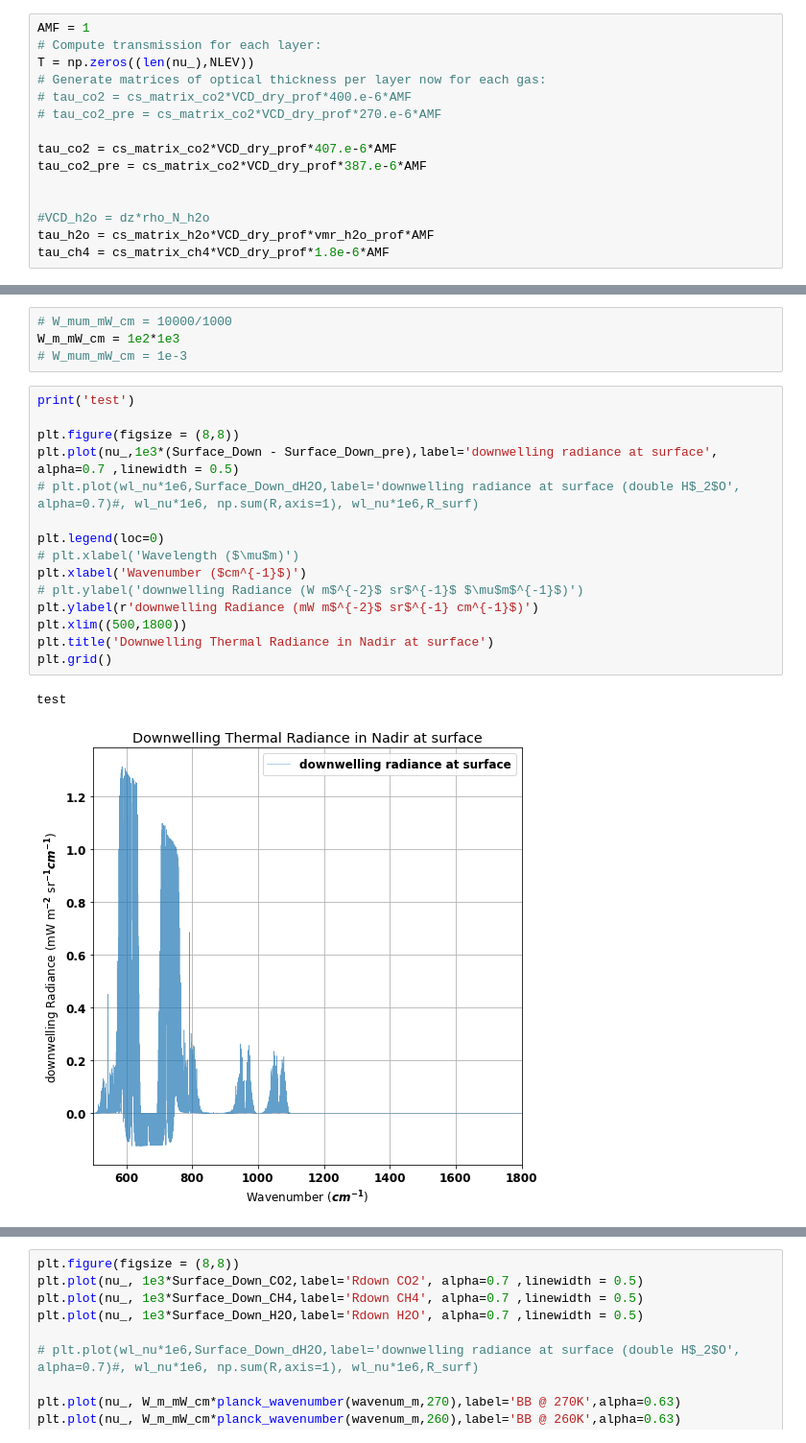
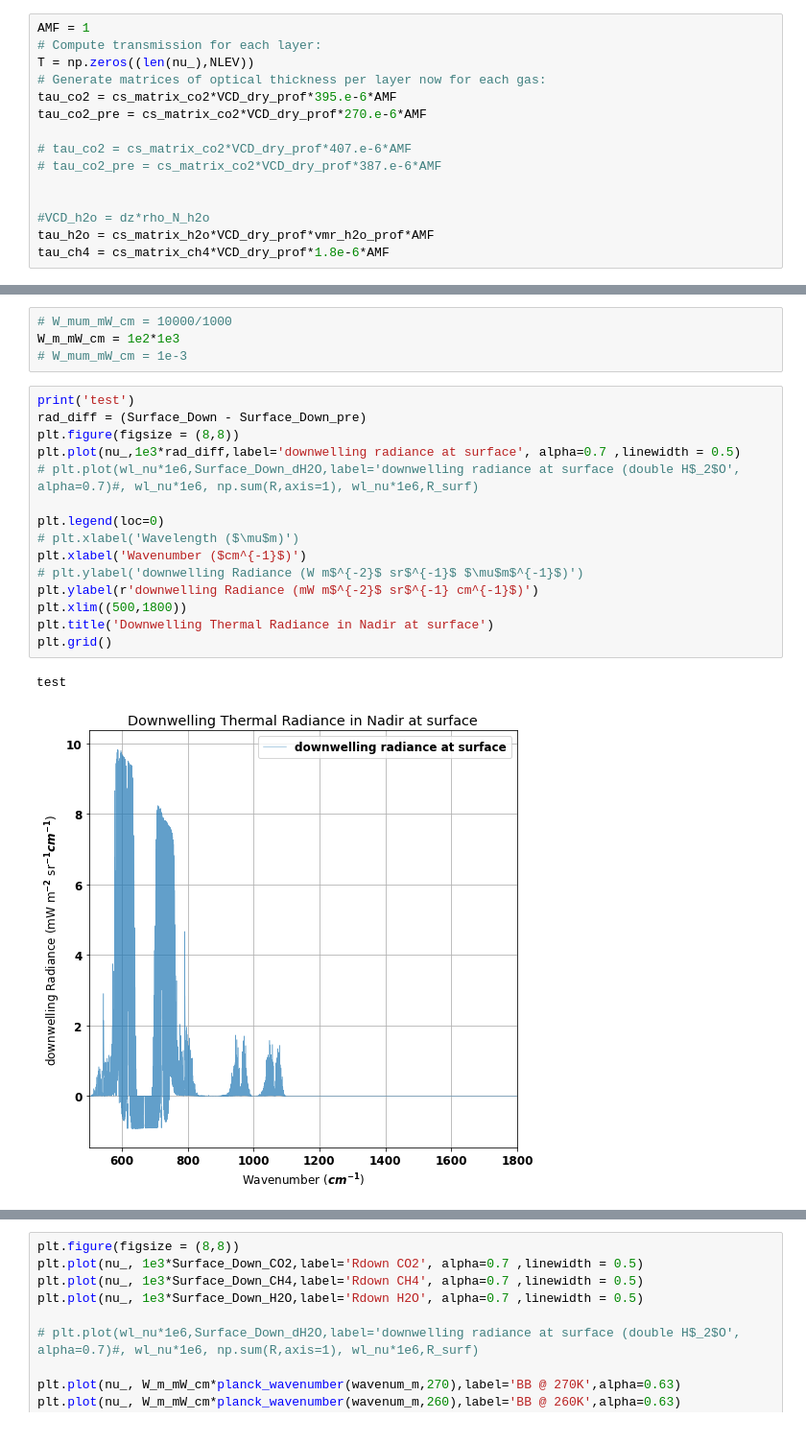
Before and after one commit to costachris/arctic_surface_forcing, a Jupyter notebook: rad_transfer_python/simulate_radiances_main.ipynb, the cells around one changed output, grey strips where cells are left out. Shown: that part at 96% size. Drawn from its saved outputs; the diff is of its cells as text.

```diff
--- a/rad_transfer_python/simulate_radiances_main.ipynb
+++ b/rad_transfer_python/simulate_radiances_main.ipynb
@@ -351,11 +351,11 @@ AMF = 1
 # Compute transmission for each layer:
 T = np.zeros((len(nu_),NLEV))
 # Generate matrices of optical thickness per layer now for each gas:
-# tau_co2 = cs_matrix_co2*VCD_dry_prof*400.e-6*AMF
-# tau_co2_pre = cs_matrix_co2*VCD_dry_prof*270.e-6*AMF
+tau_co2 = cs_matrix_co2*VCD_dry_prof*395.e-6*AMF
+tau_co2_pre = cs_matrix_co2*VCD_dry_prof*270.e-6*AMF
 
-tau_co2 = cs_matrix_co2*VCD_dry_prof*407.e-6*AMF
-tau_co2_pre = cs_matrix_co2*VCD_dry_prof*387.e-6*AMF
+# tau_co2 = cs_matrix_co2*VCD_dry_prof*407.e-6*AMF
+# tau_co2_pre = cs_matrix_co2*VCD_dry_prof*387.e-6*AMF
 
 
 #VCD_h2o = dz*rho_N_h2o
@@ -435,19 +435,19 @@ W_m_mW_cm = 1e2*1e3
 # W_mum_mW_cm = 1e-3
 # %%
 print('test')
-
+rad_diff = (Surface_Down - Surface_Down_pre)
 plt.figure(figsize = (8,8))
-plt.plot(nu_,1e3*(Surface_Down - Surface_Down_pre),label='downwelling radiance at surface', alpha=0.7 ,linewidth = 0.5)
+plt.plot(nu_,1e3*rad_diff,label='downwelling radiance at surface', alpha=0.7 ,linewidth = 0.5)
 # plt.plot(wl_nu*1e6,Surface_Down_dH2O,label='downwelling radiance at surface (double H$_2$O', alpha=0.7)#, wl_nu*1e6, np.sum(R,axis=1), wl_nu*1e6,R_surf)
 
 plt.legend(loc=0)
 # plt.xlabel('Wavelength ($\mu$m)')
 plt.xlabel('Wavenumber ($cm^{-1}$)')
 # plt.ylabel('downwelling Radiance (W m$^{-2}$ sr$^{-1}$ $\mu$m$^{-1}$)')
 plt.ylabel(r'downwelling Radiance (mW m$^{-2}$ sr$^{-1} cm^{-1}$)')
 plt.xlim((500,1800))
 plt.title('Downwelling Thermal Radiance in Nadir at surface')
 plt.grid()
 # %% [output]
 test
-[figure, old version]
+[figure, new version]
```
Also changed, not shown: parts of 3 cells of this notebook, 2 other files.
